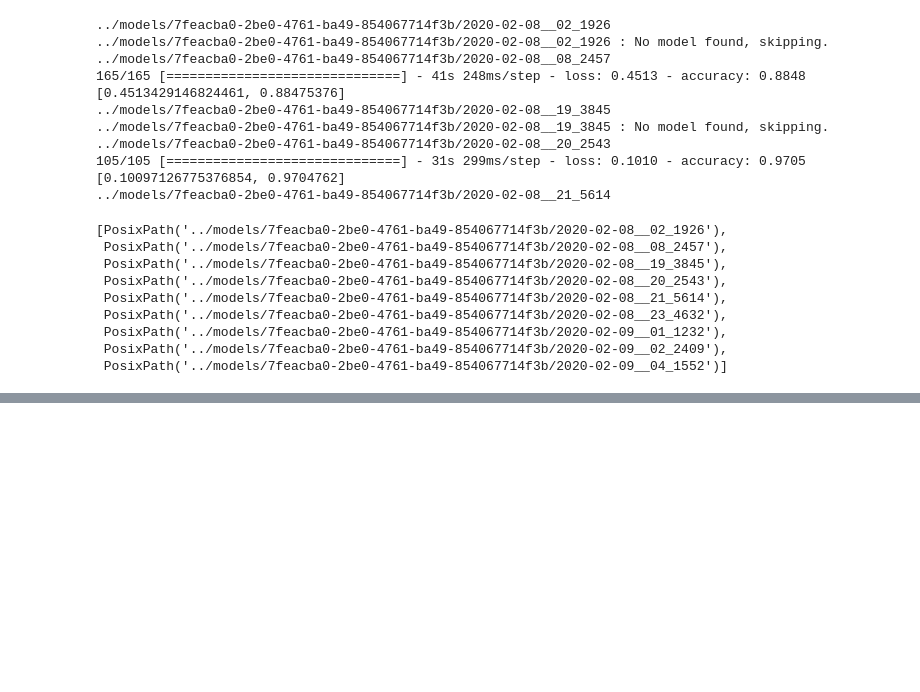
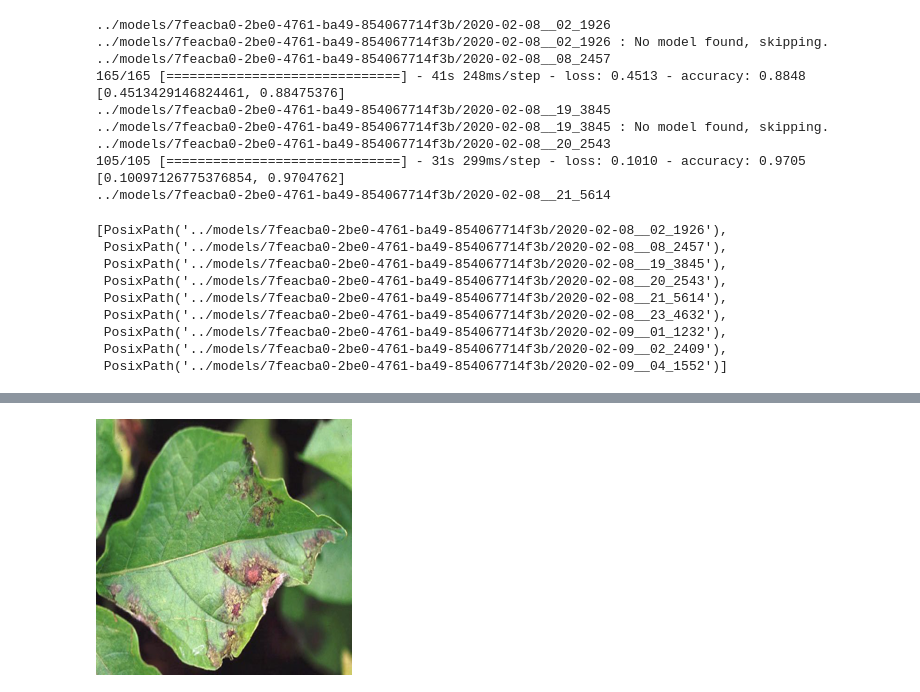
Before and after one commit to bitjockey42/ikapati-research, a Jupyter notebook: notebooks/5.0-agj-evaluation-all.ipynb, the cells around one changed output, grey strips where cells are left out. Saved outputs shown, nothing was run; the diff lists cells and outputs as text; code cells hidden in the pictures; blank space fills up the shorter version.

```diff
--- a/notebooks/5.0-agj-evaluation-all.ipynb
+++ b/notebooks/5.0-agj-evaluation-all.ipynb
@@ -118,0 +146,2 @@ model_dir_paths
+# %%
+resized_im = im.resize((256,256))
@@ -118,0 +150,4 @@ model_dir_paths
+# %%
+resized_im
+# %% [output]
+[figure, added]
```
Also changed, not shown: parts of 20 cells of this notebook.
